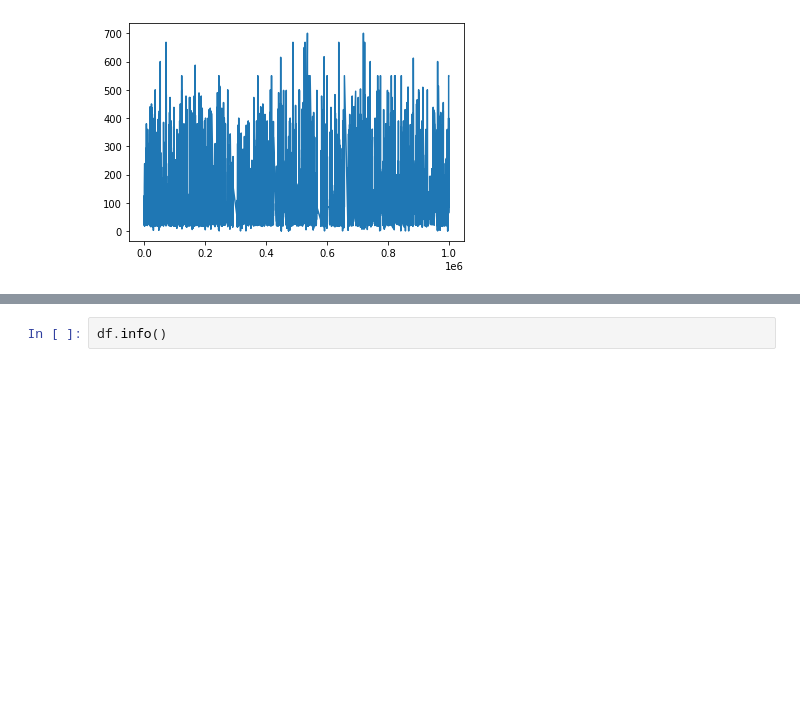
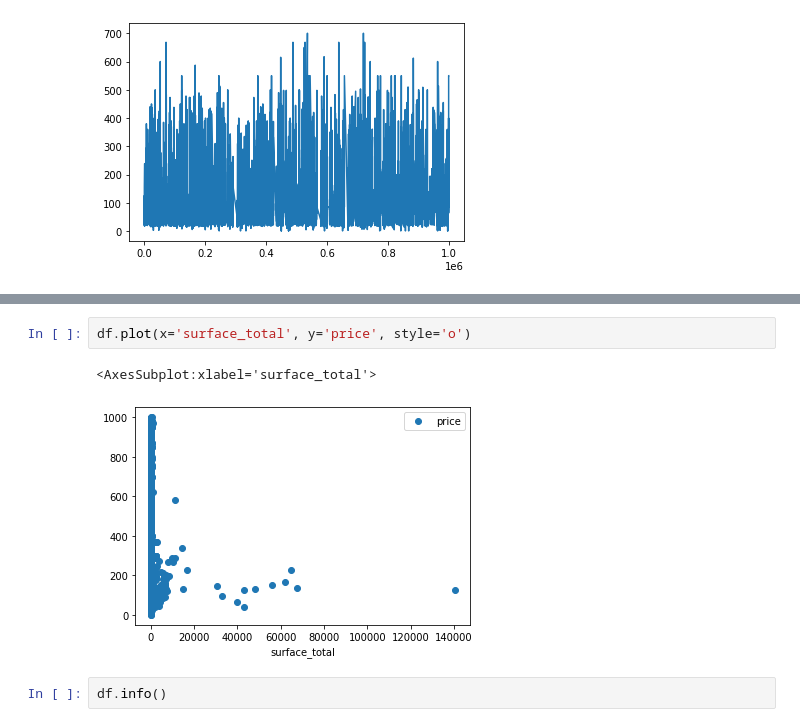
Before and after one commit to crisnicogonzalez/tp-final-isi, a Jupyter notebook: process data.ipynb, the cells around one changed output, grey strips where cells are left out. Drawn from its saved outputs; the diff is of its cells as text; blank space fills up the shorter version.

```diff
--- a/process data.ipynb
+++ b/process data.ipynb
@@ -106,3 +118,8 @@ df['surface_covered'].plot()
+# %%
+df.plot(x='surface_total', y='price', style='o')
+# %% [output]
+<AxesSubplot:xlabel='surface_total'>
+[figure, added]
 # %%
 df.info()
 # %% [output]
```
Also changed, not shown: parts of 3 cells of this notebook.
